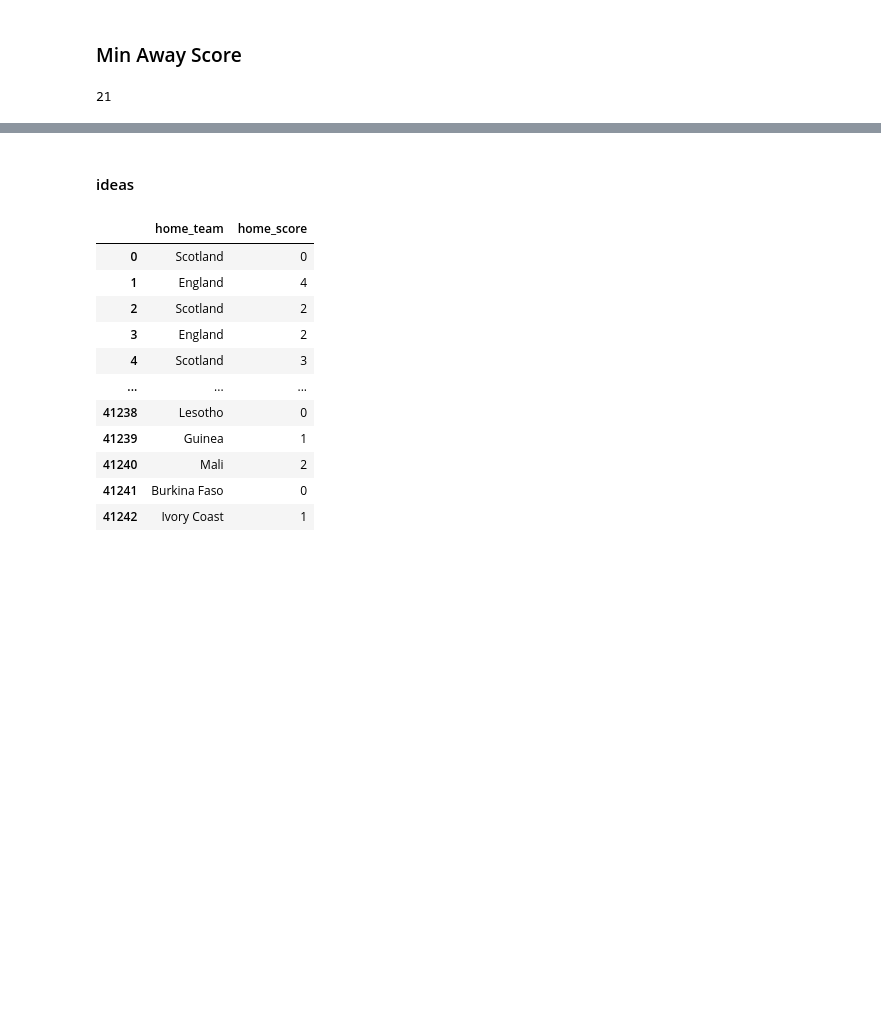
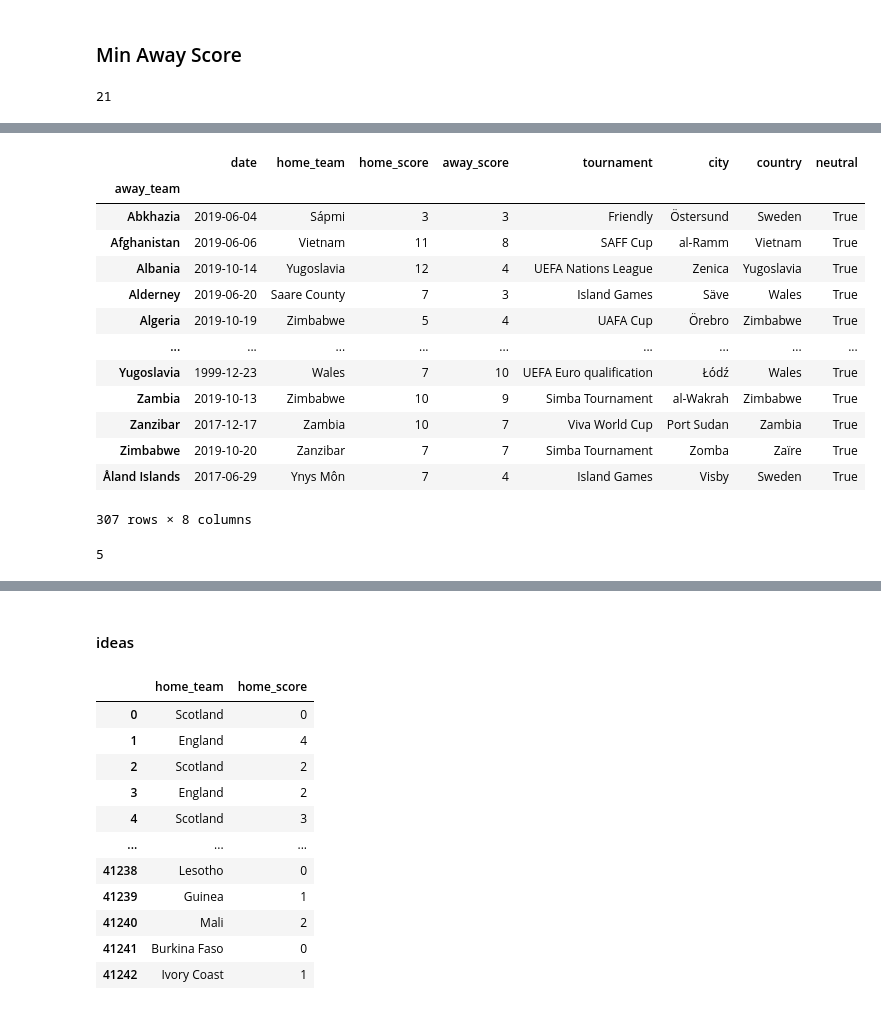
Before and after one commit to DanielMart-tech/Data-Science-Project1, a Jupyter notebook: Data Science Project 1.ipynb, the cells around one changed output, grey strips where cells are left out. Drawn from its saved outputs; the diff is of its cells as text; code cells hidden in the pictures; blank space fills up the shorter version.

```diff
--- a/Data Science Project 1.ipynb
+++ b/Data Science Project 1.ipynb
@@ -121,0 +141,22 @@ away.max()
+# %%
+football_data.groupby("away_team").max()
+# %% [output]
+|  | date | home_team | home_score | away_score | tournament | city | country | neutral |
+| away_team |  |  |  |  |  |  |  |  |
+| Abkhazia | 2019-06-04 | Sápmi | 3 | 3 | Friendly | Östersund | Sweden | True |
+| Afghanistan | 2019-06-06 | Vietnam | 11 | 8 | SAFF Cup | al-Ramm | Vietnam | True |
+| Albania | 2019-10-14 | Yugoslavia | 12 | 4 | UEFA Nations League | Zenica | Yugoslavia | True |
+| Alderney | 2019-06-20 | Saare County | 7 | 3 | Island Games | Säve | Wales | True |
+| Algeria | 2019-10-19 | Zimbabwe | 5 | 4 | UAFA Cup | Örebro | Zimbabwe | True |
+| ... | ... | ... | ... | ... | ... | ... | ... | ... |
+| Yugoslavia | 1999-12-23 | Wales | 7 | 10 | UEFA Euro qualification | Łódź | Wales | True |
+| Zambia | 2019-10-13 | Zimbabwe | 10 | 9 | Simba Tournament | al-Wakrah | Zimbabwe | True |
+| Zanzibar | 2017-12-17 | Zambia | 10 | 7 | Viva World Cup | Port Sudan | Zambia | True |
+| Zimbabwe | 2019-10-20 | Zanzibar | 7 | 7 | Simba Tournament | Zomba | Zaïre | True |
+| Åland Islands | 2017-06-29 | Ynys Môn | 7 | 4 | Island Games | Visby | Sweden | True |
+307 rows × 8 columns
+# %%
+venezuela = football_data[(football_data["home_team"] == "Venezuela")]
+venezuela["home_score"].max()
+# %% [output]
+5
```
Also changed, not shown: parts of 5 cells of this notebook.
